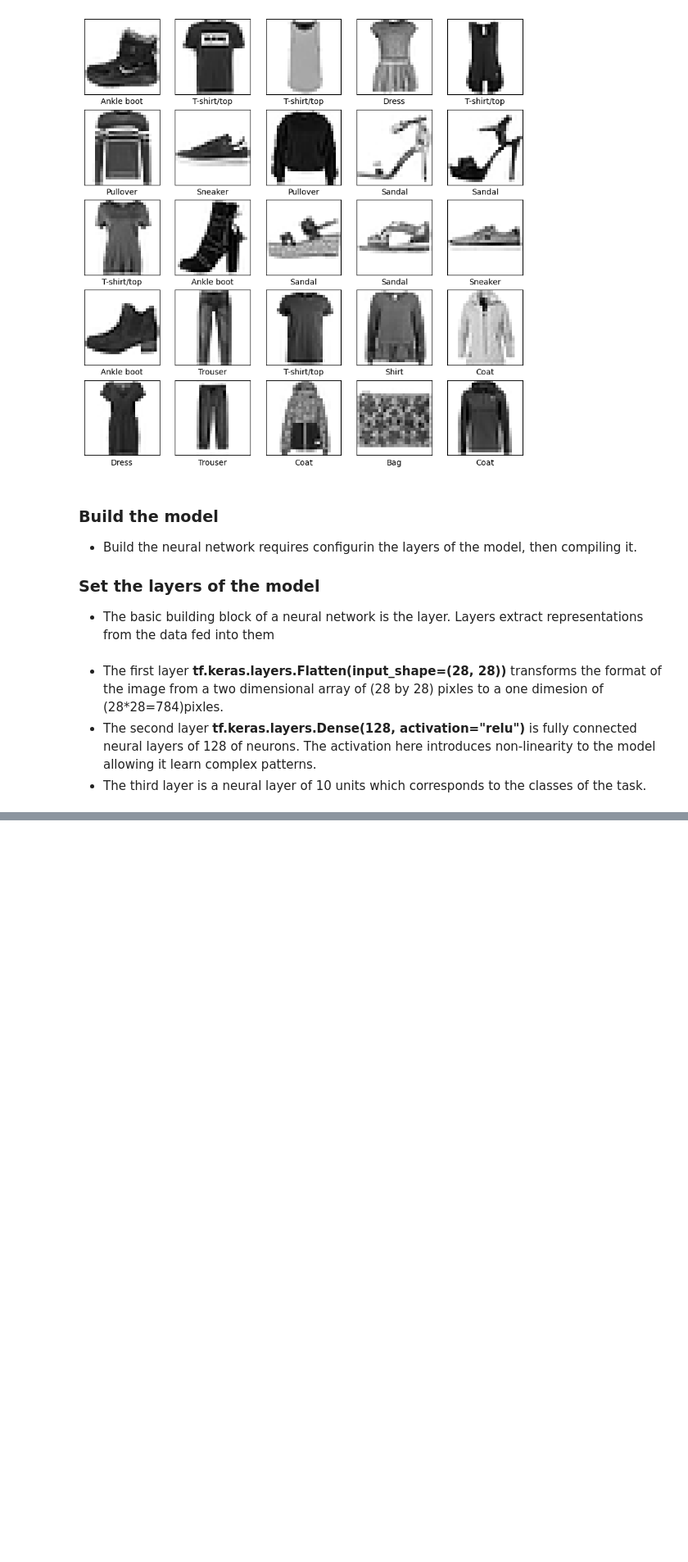
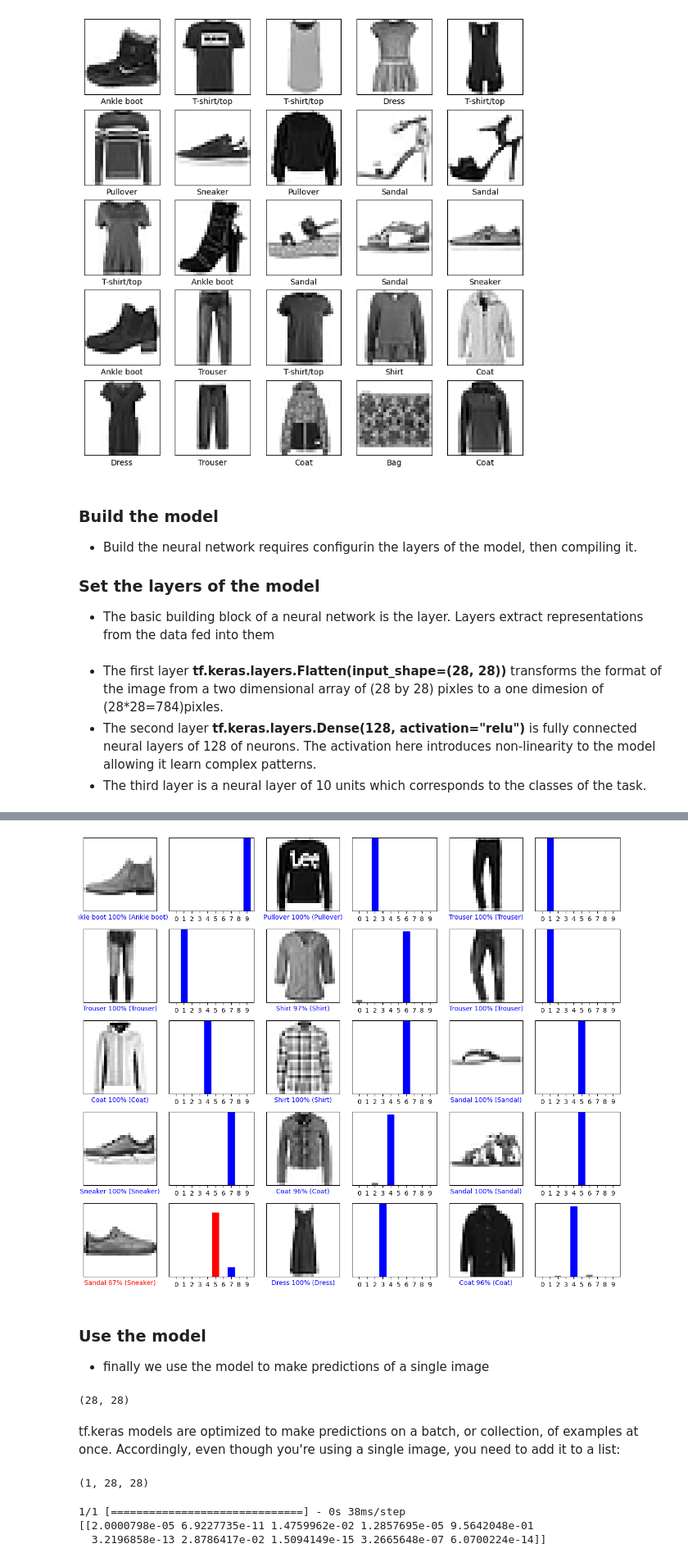
Before and after one commit to Ayikanying-ux/Getting_started_-with_deep_learning, a Jupyter notebook: Classifying_images_of_clothes.ipynb, the cells around one changed output, grey strips where cells are left out. Shown: that part at 82% size. Drawn from its saved outputs; the diff is of its cells as text; code cells hidden in the pictures; blank space fills up the shorter version.

```diff
--- a/Classifying_images_of_clothes.ipynb
+++ b/Classifying_images_of_clothes.ipynb
@@ -110,0 +246,36 @@ model = tf.keras.models.Sequential([
+# %%
+num_rows = 5
+num_cols = 3
+num_images = num_rows*num_cols
+plt.figure(figsize=(2*2*num_cols, 2*num_rows))
+for i in range(num_images):
+  plt.subplot(num_rows, 2*num_cols, 2*i+1)
+  plot_image(i, predictions[i], test_labels, test_images)
+  plt.subplot(num_rows, 2*num_cols, 2*i+2)
+  plot_value_array(i, predictions[i], test_labels)
+plt.tight_layout()
+plt.show()
+# %% [output]
+[figure, added]
+# %% [markdown]
+### Use the model
+* finally we use the model to make predictions of a single image
+# %%
+img = test_images[i]
+img.shape
+# %% [output]
+(28, 28)
+# %% [markdown]
+tf.keras models are optimized to make predictions on a batch, or collection, of examples at once. Accordingly, even though you're using a single image, you need to add it to a list:
+# %%
+img = (np.expand_dims(img,0))
+print(img.shape)
+# %% [output]
+(1, 28, 28)
+# %%
+predictions_single = probability_model.predict(img)
+print(predictions_single)
+# %% [output]
+1/1 [==============================] - 0s 38ms/step
+[[2.0000798e-05 6.9227735e-11 1.4759962e-02 1.2857695e-05 9.5642048e-01
+  3.2196858e-13 2.8786417e-02 1.5094149e-15 3.2665648e-07 6.0700224e-14]]
```
Also changed, not shown: parts of 22 cells of this notebook.
